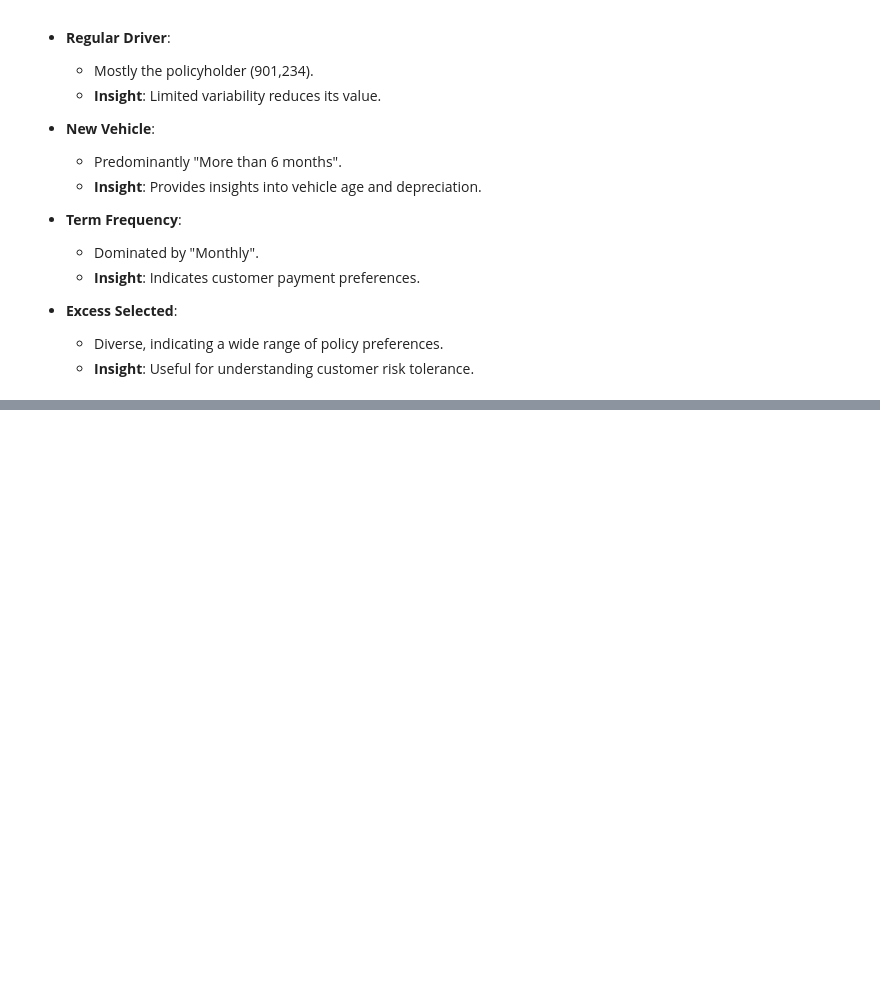
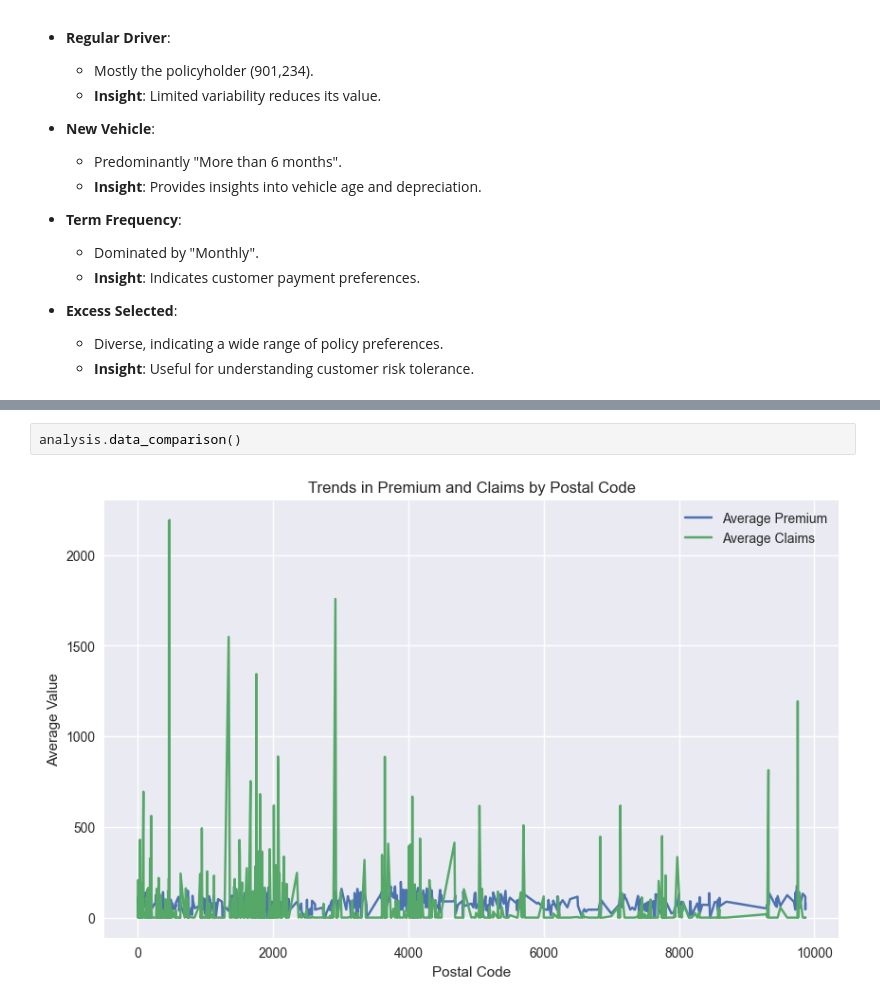
Before and after one commit to shewanek/KAIM_W3_CarInsurance_Marketing_Insights, a Jupyter notebook: notebooks/insurance_EDA.ipynb, the cells around one changed output, grey strips where cells are left out. Cells and saved outputs as stored; diff of their text form; blank space fills up the shorter version.

```diff
--- a/notebooks/insurance_EDA.ipynb
+++ b/notebooks/insurance_EDA.ipynb
@@ -355,0 +380,4 @@ analysis.bivariate_analysis()
+# %%
+analysis.data_comparison()
+# %% [output]
+[figure, added]
```
Also changed, not shown: parts of 4 cells of this notebook, 1 other file.
